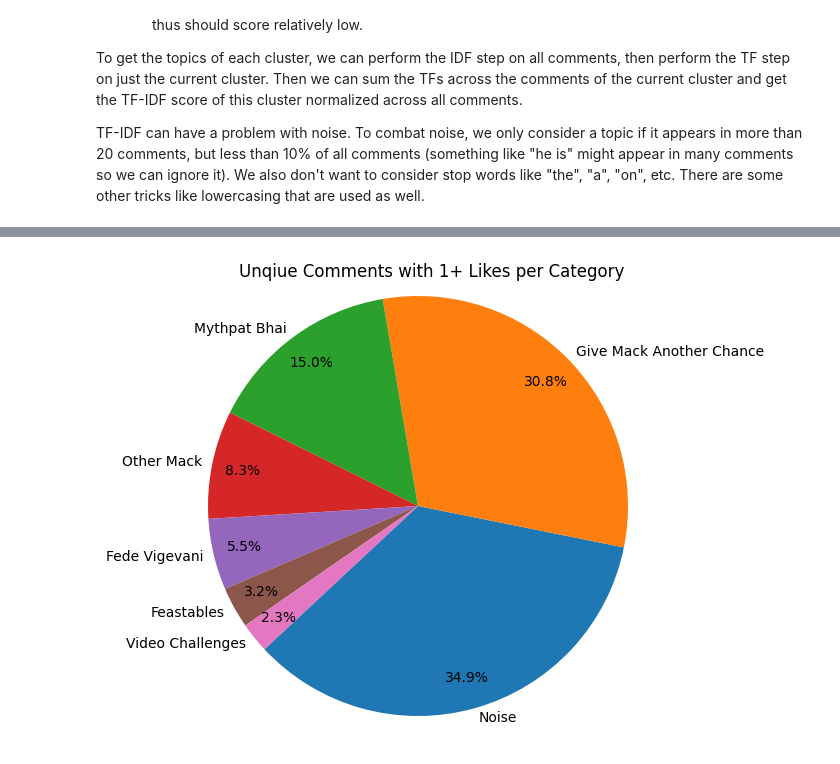
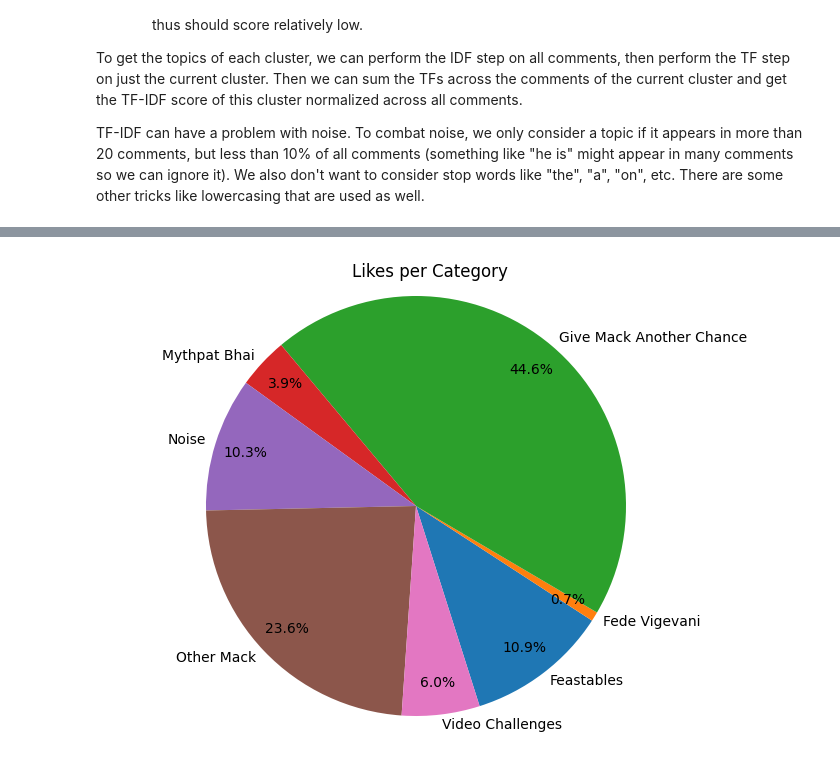
Before and after one commit to nickwcalifano/portfolio, a Jupyter notebook: text_clustering.ipynb, the cells around one changed output, grey strips where cells are left out. Saved outputs shown, nothing was run; the diff lists cells and outputs as text; code cells hidden in the pictures.

```diff
--- a/text_clustering.ipynb
+++ b/text_clustering.ipynb
@@ -595,7 +595,7 @@ dim_reduced_embeddings = umap_model.fit_transform(embeddings)
             * This value was not tuned very much but gave good results anyway
 # %%
 # Kneedle Method
-def kneedle(n_neighbors, embeddings, plot=False):
+def kneedle(n_neighbors, embeddings):
     # For each point, get the distance to its K-th nearest neighbor
     nbrs = NearestNeighbors(n_neighbors=n_neighbors, metric="cosine").fit(embeddings)
     distances, __ = nbrs.kneighbors(embeddings)
@@ -610,18 +610,10 @@ def kneedle(n_neighbors, embeddings, plot=False):
     # Find the maximum of the difference curve. That point is the elbow/knee
     max_difference_idx = np.argmax(dist_difference)
 
-    # Plot the distances curve and the difference curve
-    plt.plot(dist_sorted, label="K-NN Distance")
-    plt.plot(dist_difference, label="Difference")
-    plt.scatter(max_difference_idx, dist_sorted[max_difference_idx])
-    plt.scatter(max_difference_idx, dist_difference[max_difference_idx])
-    plt.legend()
-    plt.show()
-
     # Elbow is the max difference
     return dist_sorted[max_difference_idx]
 # %%
-elbow_dist = kneedle(MIN_SAMPLES_FIRST, dim_reduced_embeddings, plot=True)
+elbow_dist = kneedle(MIN_SAMPLES_FIRST, dim_reduced_embeddings)
 clusterer = DBSCAN(
     eps=elbow_dist,
     min_samples=MIN_SAMPLES_FIRST,
@@ -1118,15 +1098,15 @@ colors = plt.get_cmap("tab10")(range(len(topics_ordered)))
 # %%
 fig, ax = plt.subplots(figsize=(8, 6))
-comment_counts.plot.pie(
-    startangle=-136.98,
+likes_by_topic = clustered_comments.groupby("Final Topic")["Likes"].sum()
+likes_by_topic.plot.pie(
+    startangle=-72.36,
     labeldistance=1.05,
     autopct="%.1f%%",
     pctdistance=0.85,
-    colors=colors
 )
 ax.set_ylabel('')
-fig.suptitle("Unqiue Comments with 1+ Likes per Category", x=0.53, y=0.90)
+fig.suptitle("Likes per Category", x=0.53, y=0.90)
 ax.axis('equal')
 plt.show()
 # %% [output]
-[figure, old version]
+[figure, new version]
```
Also changed, not shown: parts of 27 cells of this notebook.
